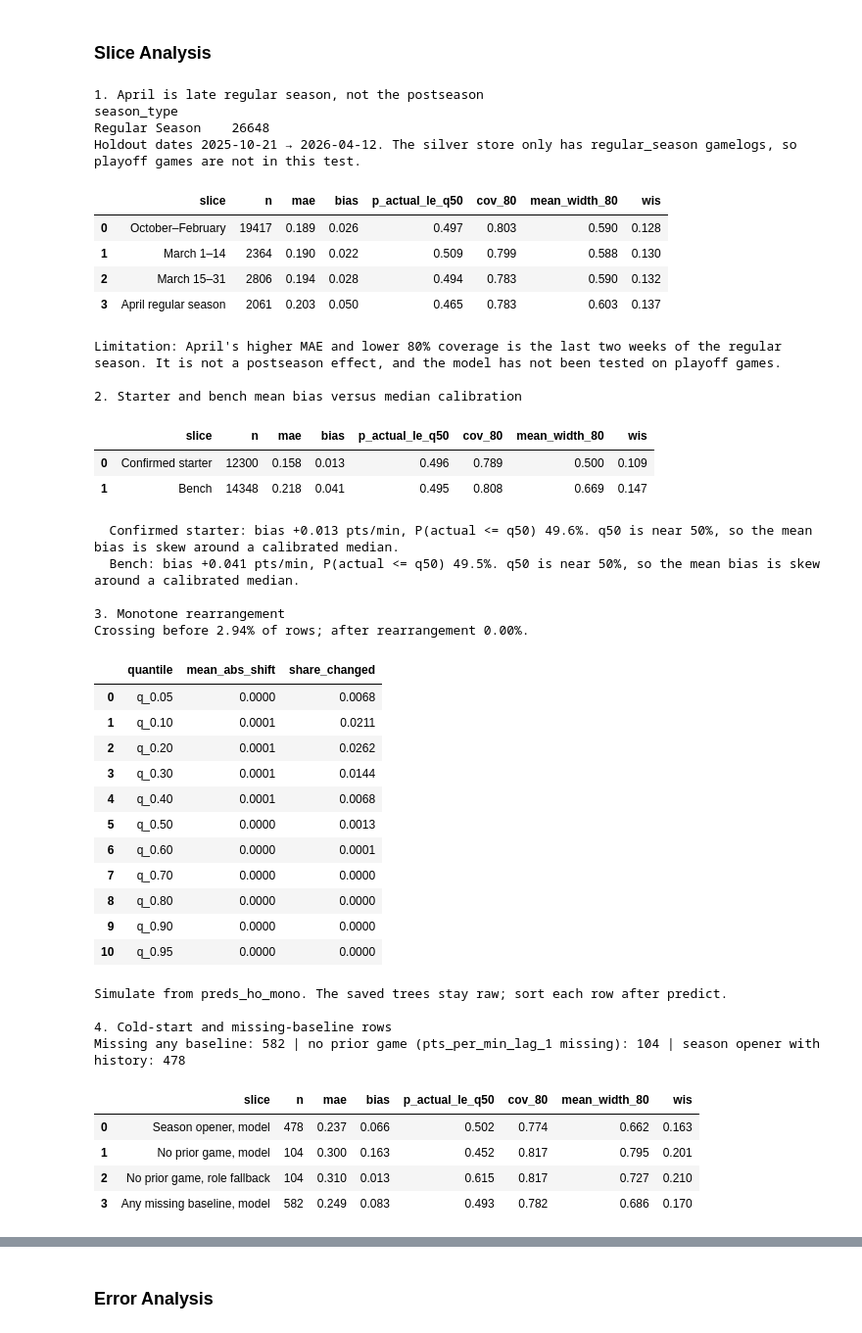
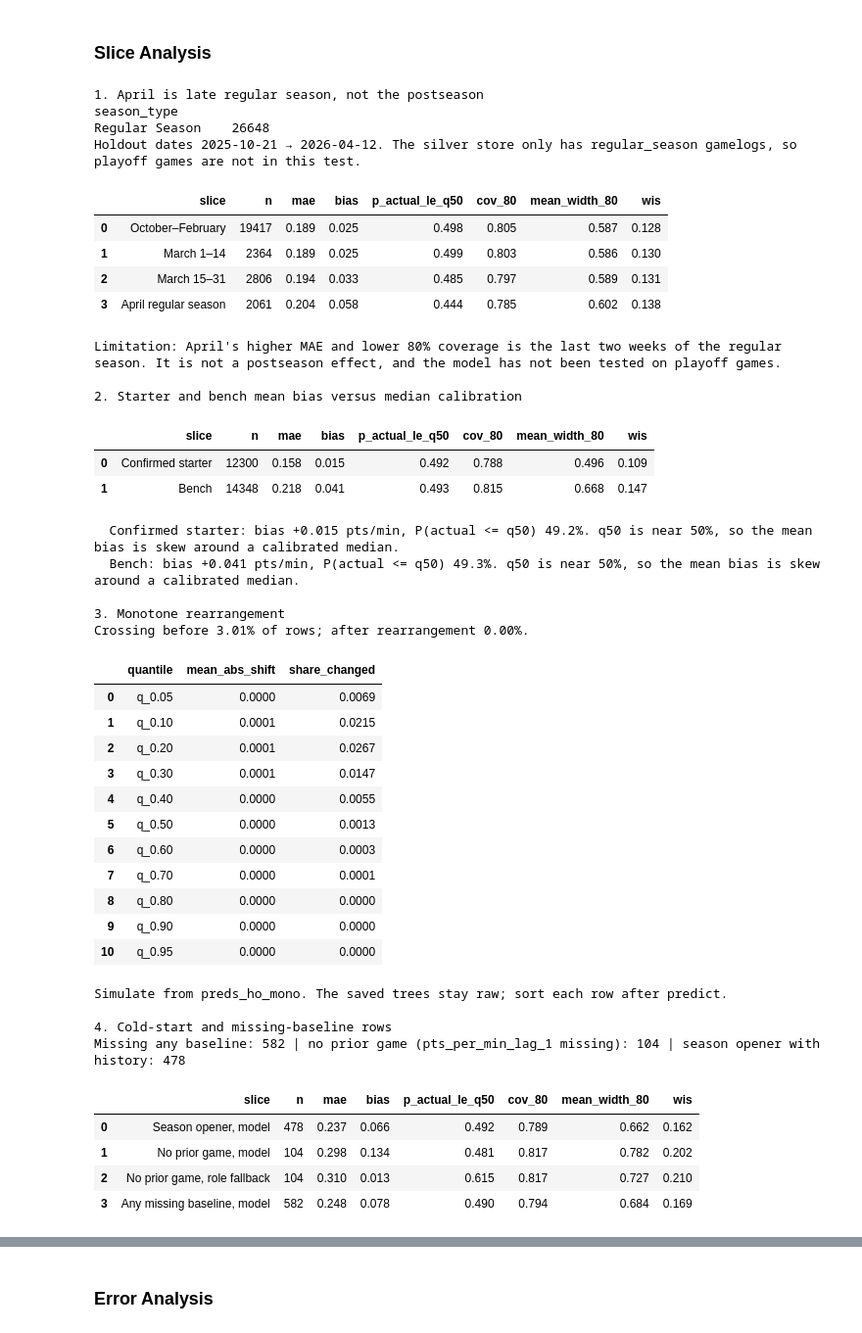
Before and after one commit to spon7ge/sports-quantitative-analysis, a Jupyter notebook: notebooks/nba/points/points_xgboost.ipynb, the cells around one changed output, grey strips where cells are left out. Shown at 98% size. Cells and saved outputs as stored; diff of their text form; code cells hidden in the pictures.

Commit message:
Retarget the points model to points per minute and drop the old points notebooks.
Co-authored-by: Cursor <cursoragent@cursor.com>

```diff
--- a/notebooks/nba/points/points_xgboost.ipynb
+++ b/notebooks/nba/points/points_xgboost.ipynb
@@ -242,9 +211,9 @@ df = df.sort_values(
     ["game_date", "game_id", "player_id"], kind="mergesort"
 ).reset_index(drop=True)
 df[TARGET_COL] = capped_rate(df["pts"], df["minutes"], cap=RATE_CAP)
-# Naive baselines for the rate label. Not model features.
+# Naive baselines for the points-per-minute label. Not model features.
+# EWMA is the pregame rate: ewm(points) / ewm(minutes), half-life 10.
 df["pts_per_min_lag_1"] = prior_shift(df, TARGET_COL, ["player_id"])
-df["pts_per_min_ewm_hl_3"] = prior_ewm(df, TARGET_COL, ["player_id"], halflife=3)
 df["season_pts_per_min_mean"] = prior_expanding(
     df, TARGET_COL, ["player_id", "season_year"], "mean"
 )
@@ -263,7 +232,7 @@ splits = prepare_splits(
         "pts",
         "pts_per_min_lag_1",
         "season_pts_per_min_mean",
-        "pts_per_min_ewm_hl_3",
+        "pts_per_min_ewm_hl_10",
     ],
 )
 ppm_df = splits["ppm_df"]
@@ -280,6 +249,23 @@ print(
     f"Date range (holdout) : {ppm_holdout['game_date'].min().date()} → "
     f"{ppm_holdout['game_date'].max().date()}"
 )
+
+# Fences come from the train pool only. 2025-26 does not move the cutoff.
+# Rates on the fence stay. The holdout still contains every appearance.
+fence_low, fence_high = tukey_fences(ppm_df[TARGET_COL])
+keep = ppm_df[TARGET_COL].between(fence_low, fence_high)
+n_train = len(ppm_df)
+n_dropped = int((~keep).sum())
+ppm_df = ppm_df.loc[keep].reset_index(drop=True)
+X = ppm_df[splits["features"]].copy()
+y = ppm_df[TARGET_COL]
+print(
+    f"Train Tukey fence [{fence_low:.2f}, {fence_high:.2f}]: "
+    f"dropped {n_dropped:,} of {n_train:,} extreme rates "
+    f"({n_dropped / n_train:.1%})"
+)
+print(f"Train pool after outlier drop: {len(ppm_df):,} rows")
+print(f"Holdout still includes every appearance: {len(ppm_holdout):,} rows")
 # %% [output]
 After filtering appearances: 176,710 rows
 count    176710.000
@@ -539,5 +505,5 @@ No features exceed the correlation threshold.
 # %%
-# Model 1: XGBoost using time series cross validation and walk forward validation
+# XGBoost using time series cross validation and walk forward validation
 
 tscv_results = run_timeseries_cv(
     X, y, ppm_df,
@@ -552,6 +518,7 @@ wf = run_walk_forward(
     role_col=ROLE_COL,
     tiers=RATE_TIERS,
     quantiles=QUANTILES,
+    n_folds=5,
 )
 
 wf_results = wf["wf_results"]
@@ -1643,7 +1440,7 @@ print("Simulate from preds_ho_mono. The saved trees stay raw; sort each row afte
 print("\n4. Cold-start and missing-baseline rows")
 lag = ppm_holdout["pts_per_min_lag_1"].to_numpy(dtype=float)
 season_avg = ppm_holdout["season_pts_per_min_mean"].to_numpy(dtype=float)
-ewma = ppm_holdout["pts_per_min_ewm_hl_3"].to_numpy(dtype=float)
+ewma = ppm_holdout["pts_per_min_ewm_hl_10"].to_numpy(dtype=float)
 cold = ~np.isfinite(lag)
 season_opener = np.isfinite(lag) & ~np.isfinite(season_avg)
 missing_any = cold | season_opener | ~np.isfinite(ewma)
@@ -1659,57 +1456,57 @@ for role_value, role_name in ((1, "starter"), (0, "bench")):
     history = history[np.isfinite(history)]
     role_quantiles[role_name] = {
         key: float(np.quantile(history, float(str(key).split("_", 1)[1])))
         for key in ordered_keys
     }
 fallback_q = {key: preds_ho_mono[key].copy() for key in ordered_keys}
 for key in ordered_keys:
     fallback_q[key][cold & (starting == 1)] = role_quantiles["starter"][key]
     fallback_q[key][cold & (starting == 0)] = role_quantiles["bench"][key]
 
 missing_table = pd.DataFrame([
     slice_score("Season opener, model", season_opener, raw_q),
     slice_score("No prior game, model", cold, raw_q),
     slice_score("No prior game, role fallback", cold, fallback_q),
     slice_score("Any missing baseline, model", missing_any, raw_q),
 ])
 display(missing_table.round(3))
 print(
     "Live fallback: if pts_per_min_lag_1 exists, predict with the quantile model and then "
     "sort that row into increasing quantile order, even when season_pts_per_min_mean is missing. "
     "If pts_per_min_lag_1 is missing, do not use the tree. Use the training-pool rate quantiles "
     "for the confirmed role (starter or bench). preds_ho_live applies that rule."
 )
 preds_ho_live = fallback_q
 # %% [output]
 1. April is late regular season, not the postseason
 season_type
 Regular Season    26648
 Holdout dates 2025-10-21 → 2026-04-12. The silver store only has regular_season gamelogs, so playoff games are not in this test.
 |  | slice | n | mae | bias | p_actual_le_q50 | cov_80 | mean_width_80 | wis |
-| 0 | October–February | 19417 | 0.189 | 0.026 | 0.497 | 0.803 | 0.590 | 0.128 |
-| 1 | March 1–14 | 2364 | 0.190 | 0.022 | 0.509 | 0.799 | 0.588 | 0.130 |
-| 2 | March 15–31 | 2806 | 0.194 | 0.028 | 0.494 | 0.783 | 0.590 | 0.132 |
-| 3 | April regular season | 2061 | 0.203 | 0.050 | 0.465 | 0.783 | 0.603 | 0.137 |
+| 0 | October–February | 19417 | 0.189 | 0.025 | 0.498 | 0.805 | 0.587 | 0.128 |
+| 1 | March 1–14 | 2364 | 0.189 | 0.025 | 0.499 | 0.803 | 0.586 | 0.130 |
+| 2 | March 15–31 | 2806 | 0.194 | 0.033 | 0.485 | 0.797 | 0.589 | 0.131 |
+| 3 | April regular season | 2061 | 0.204 | 0.058 | 0.444 | 0.785 | 0.602 | 0.138 |
 Limitation: April's higher MAE and lower 80% coverage is the last two weeks of the regular season. It is not a postseason effect, and the model has not been tested on playoff games.
 
 2. Starter and bench mean bias versus median calibration
 |  | slice | n | mae | bias | p_actual_le_q50 | cov_80 | mean_width_80 | wis |
-| 0 | Confirmed starter | 12300 | 0.158 | 0.013 | 0.496 | 0.789 | 0.500 | 0.109 |
-| 1 | Bench | 14348 | 0.218 | 0.041 | 0.495 | 0.808 | 0.669 | 0.147 |
+| 0 | Confirmed starter | 12300 | 0.158 | 0.015 | 0.492 | 0.788 | 0.496 | 0.109 |
+| 1 | Bench | 14348 | 0.218 | 0.041 | 0.493 | 0.815 | 0.668 | 0.147 |
-  Confirmed starter: bias +0.013 pts/min, P(actual <= q50) 49.6%. q50 is near 50%, so the mean bias is skew around a calibrated median.
-  Bench: bias +0.041 pts/min, P(actual <= q50) 49.5%. q50 is near 50%, so the mean bias is skew around a calibrated median.
+  Confirmed starter: bias +0.015 pts/min, P(actual <= q50) 49.2%. q50 is near 50%, so the mean bias is skew around a calibrated median.
+  Bench: bias +0.041 pts/min, P(actual <= q50) 49.3%. q50 is near 50%, so the mean bias is skew around a calibrated median.
 
 3. Monotone rearrangement
-Crossing before 2.94% of rows; after rearrangement 0.00%.
+Crossing before 3.01% of rows; after rearrangement 0.00%.
 |  | quantile | mean_abs_shift | share_changed |
-| 0 | q_0.05 | 0.0000 | 0.0068 |
-| 1 | q_0.10 | 0.0001 | 0.0211 |
-| 2 | q_0.20 | 0.0001 | 0.0262 |
-| 3 | q_0.30 | 0.0001 | 0.0144 |
-| 4 | q_0.40 | 0.0001 | 0.0068 |
+| 0 | q_0.05 | 0.0000 | 0.0069 |
+| 1 | q_0.10 | 0.0001 | 0.0215 |
+| 2 | q_0.20 | 0.0001 | 0.0267 |
+| 3 | q_0.30 | 0.0001 | 0.0147 |
+| 4 | q_0.40 | 0.0000 | 0.0055 |
 | 5 | q_0.50 | 0.0000 | 0.0013 |
-| 6 | q_0.60 | 0.0000 | 0.0001 |
-| 7 | q_0.70 | 0.0000 | 0.0000 |
+| 6 | q_0.60 | 0.0000 | 0.0003 |
+| 7 | q_0.70 | 0.0000 | 0.0001 |
 | 8 | q_0.80 | 0.0000 | 0.0000 |
 | 9 | q_0.90 | 0.0000 | 0.0000 |
 | 10 | q_0.95 | 0.0000 | 0.0000 |
@@ -1718,10 +1515,10 @@ Simulate from preds_ho_mono. The saved trees stay raw; sort each row after predi
 4. Cold-start and missing-baseline rows
 Missing any baseline: 582 | no prior game (pts_per_min_lag_1 missing): 104 | season opener with history: 478
 |  | slice | n | mae | bias | p_actual_le_q50 | cov_80 | mean_width_80 | wis |
-| 0 | Season opener, model | 478 | 0.237 | 0.066 | 0.502 | 0.774 | 0.662 | 0.163 |
-| 1 | No prior game, model | 104 | 0.300 | 0.163 | 0.452 | 0.817 | 0.795 | 0.201 |
+| 0 | Season opener, model | 478 | 0.237 | 0.066 | 0.492 | 0.789 | 0.662 | 0.162 |
+| 1 | No prior game, model | 104 | 0.298 | 0.134 | 0.481 | 0.817 | 0.782 | 0.202 |
 | 2 | No prior game, role fallback | 104 | 0.310 | 0.013 | 0.615 | 0.817 | 0.727 | 0.210 |
-| 3 | Any missing baseline, model | 582 | 0.249 | 0.083 | 0.493 | 0.782 | 0.686 | 0.170 |
+| 3 | Any missing baseline, model | 582 | 0.248 | 0.078 | 0.490 | 0.794 | 0.684 | 0.169 |
 Live fallback: if pts_per_min_lag_1 exists, predict with the quantile model and then sort that row into increasing quantile order, even when season_pts_per_min_mean is missing. If pts_per_min_lag_1 is ...
 # %% [markdown]
 ### Error Analysis
```
Also changed, not shown: parts of 30 cells of this notebook, 4 other files.
